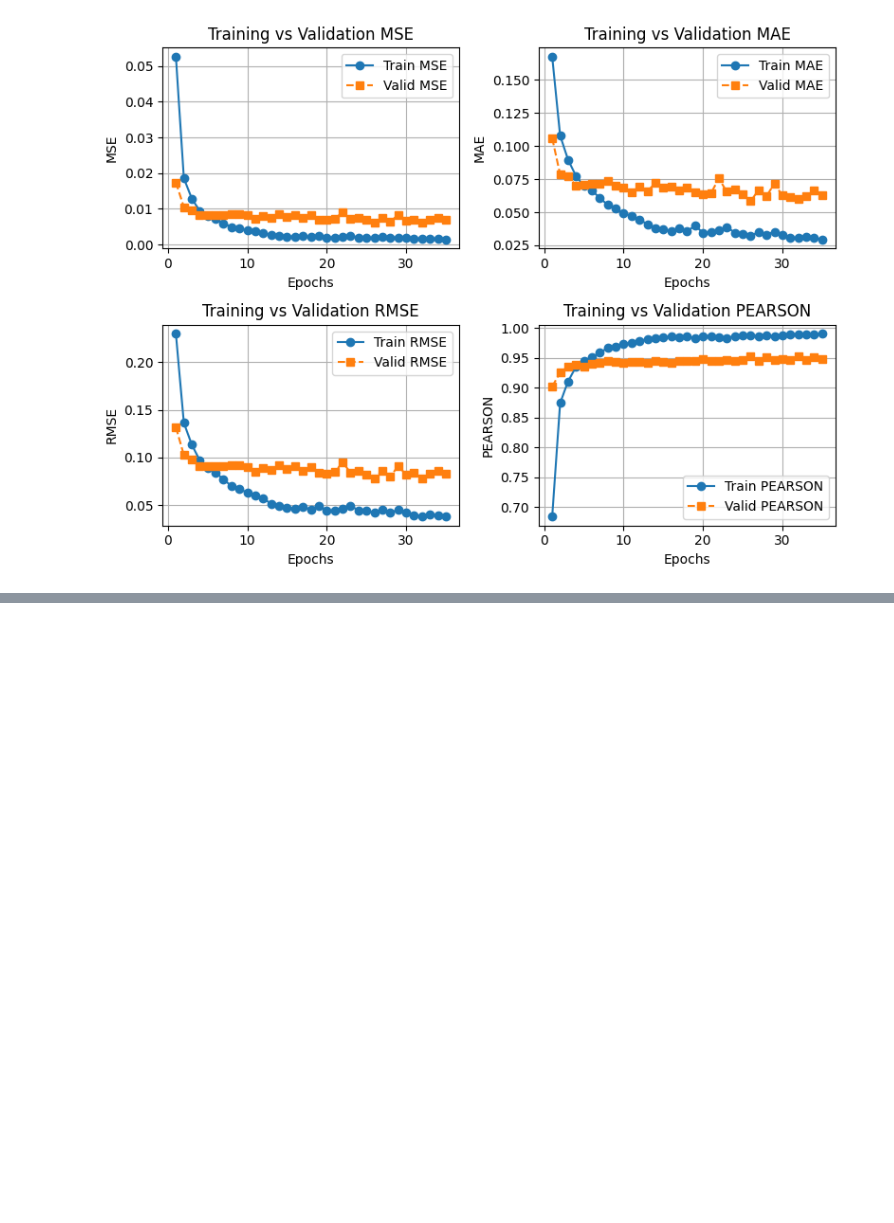
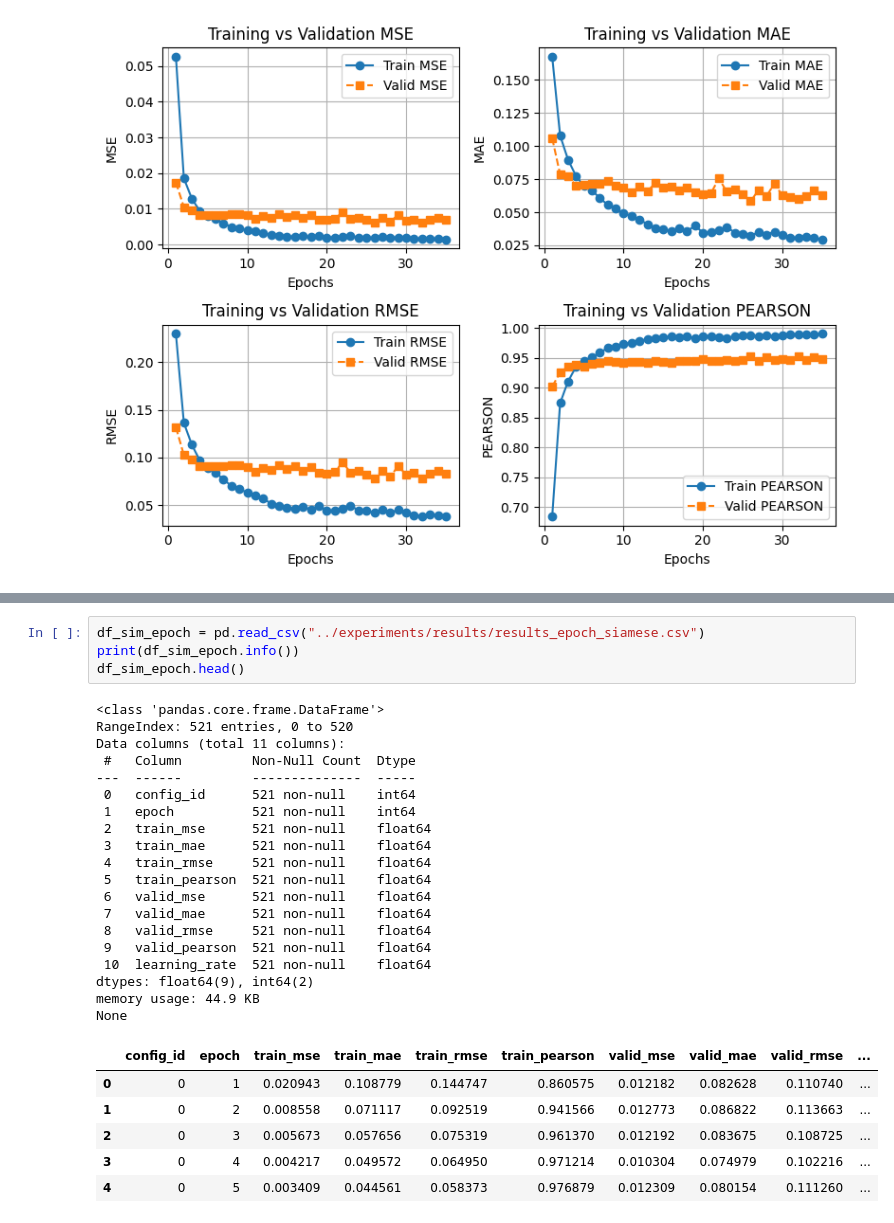
Before and after one commit to bwbayu/llm_aes, a Jupyter notebook: notebooks/bert_analysis.ipynb, the cells around one changed output, grey strips where cells are left out. Cells and saved outputs as stored; diff of their text form; blank space fills up the shorter version.

```diff
--- a/notebooks/bert_analysis.ipynb
+++ b/notebooks/bert_analysis.ipynb
@@ -1154,0 +1186,30 @@ plot_training(df_bert_mlr_after_0)
+# %%
+df_sim_epoch = pd.read_csv("../experiments/results/results_epoch_siamese.csv")
+print(df_sim_epoch.info())
+df_sim_epoch.head()
+# %% [output]
+<class 'pandas.core.frame.DataFrame'>
+RangeIndex: 521 entries, 0 to 520
+Data columns (total 11 columns):
+ #   Column         Non-Null Count  Dtype
+---  ------         --------------  -----
+ 0   config_id      521 non-null    int64
+ 1   epoch          521 non-null    int64
+ 2   train_mse      521 non-null    float64
+ 3   train_mae      521 non-null    float64
+ 4   train_rmse     521 non-null    float64
+ 5   train_pearson  521 non-null    float64
+ 6   valid_mse      521 non-null    float64
+ 7   valid_mae      521 non-null    float64
+ 8   valid_rmse     521 non-null    float64
+ 9   valid_pearson  521 non-null    float64
+ 10  learning_rate  521 non-null    float64
+dtypes: float64(9), int64(2)
+memory usage: 44.9 KB
+None
+|  | config_id | epoch | train_mse | train_mae | train_rmse | train_pearson | valid_mse | valid_mae | valid_rmse | ... |
+| 0 | 0 | 1 | 0.020943 | 0.108779 | 0.144747 | 0.860575 | 0.012182 | 0.082628 | 0.110740 | ... |
+| 1 | 0 | 2 | 0.008558 | 0.071117 | 0.092519 | 0.941566 | 0.012773 | 0.086822 | 0.113663 | ... |
+| 2 | 0 | 3 | 0.005673 | 0.057656 | 0.075319 | 0.961370 | 0.012192 | 0.083675 | 0.108725 | ... |
+| 3 | 0 | 4 | 0.004217 | 0.049572 | 0.064950 | 0.971214 | 0.010304 | 0.074979 | 0.102216 | ... |
+| 4 | 0 | 5 | 0.003409 | 0.044561 | 0.058373 | 0.976879 | 0.012309 | 0.080154 | 0.111260 | ... |
```
Also changed, not shown: parts of 10 cells of this notebook.
